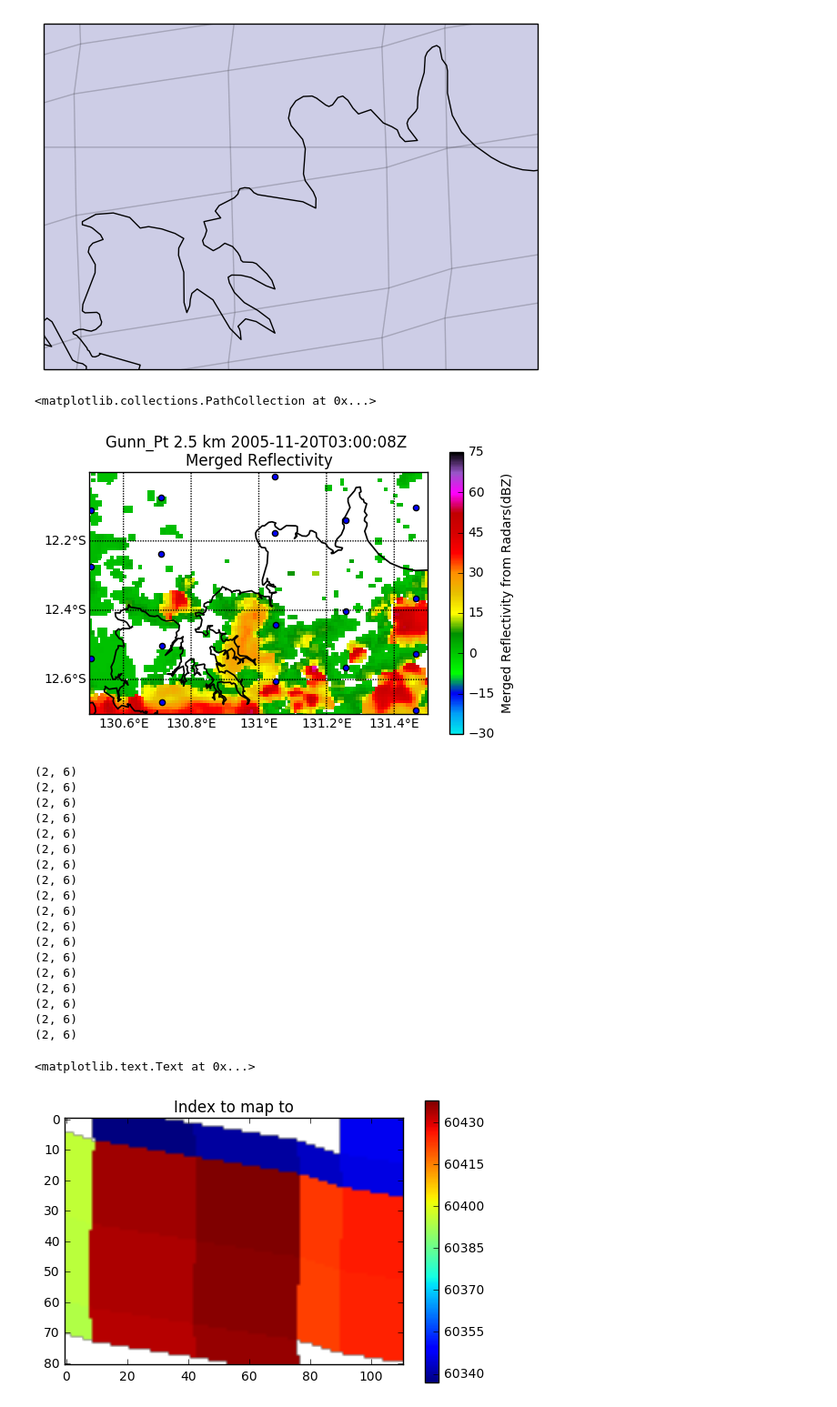
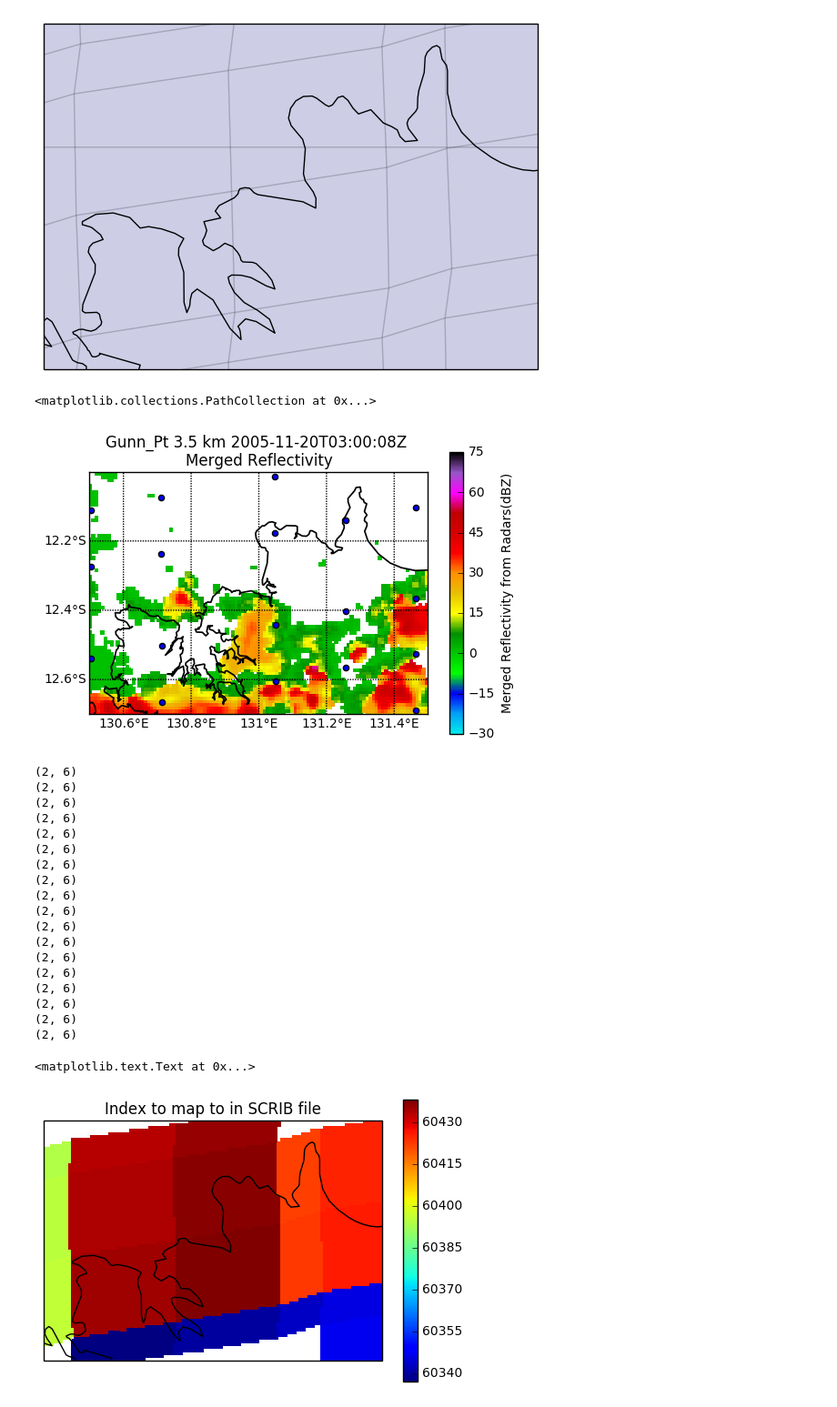
Before and after one commit to rcjackson/cmdv-rrm-anl, a Jupyter notebook: notebooks/RRM aggregate.ipynb, the cells around one changed output. Shown at 91% size. Drawn from its saved outputs; the diff is of its cells as text; code cells hidden in the pictures.

Commit message:
FIX: Plot of RRM grid mapping in right direction

```diff
--- a/notebooks/RRM aggregate.ipynb
+++ b/notebooks/RRM aggregate.ipynb
@@ -66,7 +66,7 @@ grid_display.plot_basemap(min_lat=-12.7, max_lat=-12.0,
                           lat_lines=[-12.8, -12.6, -12.4, -12.2, -12.0],
                           lon_lines=[130.4, 130.6, 130.8, 131.0, 131.2, 131.4, 131.6],
                           resolution='h')
-grid_display.plot_grid('reflectivity', level=4)
+grid_display.plot_grid('reflectivity', level=6)
 
 # Get polygons whose centers are within Multidop domain
 within_lats = np.logical_and(grid_center_lon[:] > 130.5,
@@ -80,15 +80,18 @@ rrm_grid_x, rrm_grid_y = grid_display.basemap(grid_center_lon[the_inds],
 plt.scatter(rrm_grid_x, rrm_grid_y)
 # %% [output]
 <matplotlib.collections.PathCollection at 0x...>
-[figure, old version]
+[figure, new version]
 # %%
 lons_grid, lats_grid = multidop_grid.get_point_longitude_latitude(level=0)
 points = np.ma.zeros(lons_grid.shape)
 zones = -99.0*np.ma.ones(lons_grid.shape)
 
 for i in the_inds:
-    vertex_list = [[x,y] for (x,y) in zip(grid_corner_lon[i],grid_corner_lat[i])]
+    vertex_list = [[x,y] for (x,y) in zip(grid_corner_lon[i],
+                                          grid_corner_lat[i])]
     vertex_list = np.array(vertex_list)
+
+# Close the shape!
 vertex_list[:,:,5] = vertex_list[:,:,0]
 
 for i in range(0,len(the_inds[0])):
@@ -97,37 +100,39 @@ for i in range(0,len(the_inds[0])):
     for j in range(0,points.shape[0]):
         for k in range(0,points.shape[1]):
             if(the_path.contains_point((lons_grid[j,k], lats_grid[j,k])) == True):
                 points[j,k] = the_inds[0][i]
                 zones[j,k] = i
 
 points = np.ma.masked_where(points == 0, points)
 zones = np.ma.masked_where(zones == -99.0, zones)
 fig = plt.figure()
-ax = fig.add_subplot(111)
-plt.imshow(points, vmin=min(the_inds[0]), vmax=max(the_inds[0]))
+ax = plt.axes(projection=ccrs.PlateCarree())
+plt.pcolormesh(lons_grid, lats_grid,
+               points, vmin=min(the_inds[0]), vmax=max(the_inds[0]))
+ax.coastlines(resolution='10m')
 plt.colorbar()
-plt.title('Index to map to')
+plt.title('Index to map to in SCRIB file')
 # %% [output]
 (2, 6)
 (2, 6)
 (2, 6)
 (2, 6)
 (2, 6)
 (2, 6)
 (2, 6)
 (2, 6)
 (2, 6)
 (2, 6)
 (2, 6)
 (2, 6)
 (2, 6)
 (2, 6)
 (2, 6)
 (2, 6)
 (2, 6)
 (2, 6)
 <matplotlib.text.Text at 0x...>
-[figure, old version]
+[figure, new version]
 # %%
 reflectivity = multidop_grid.fields['reflectivity']['data']
 u = multidop_grid.fields['eastward_wind']['data']
```
Also changed, not shown: parts of 1 cell of this notebook.
